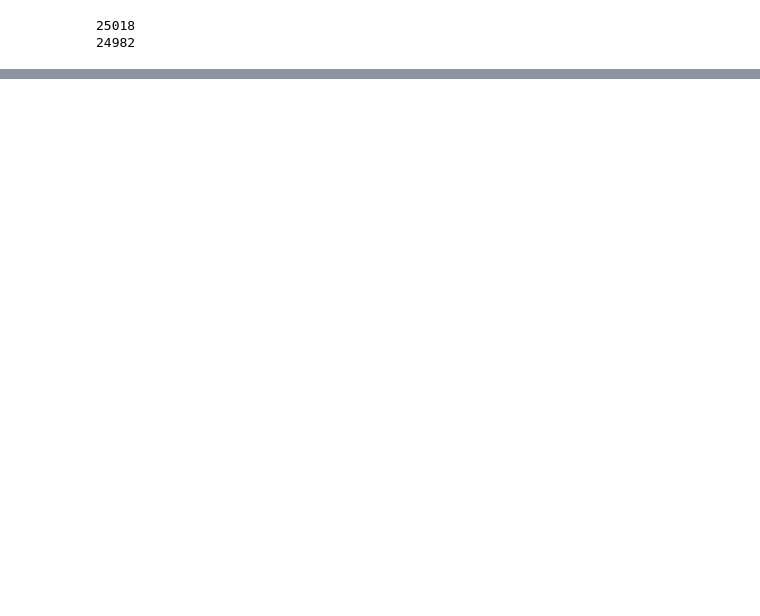
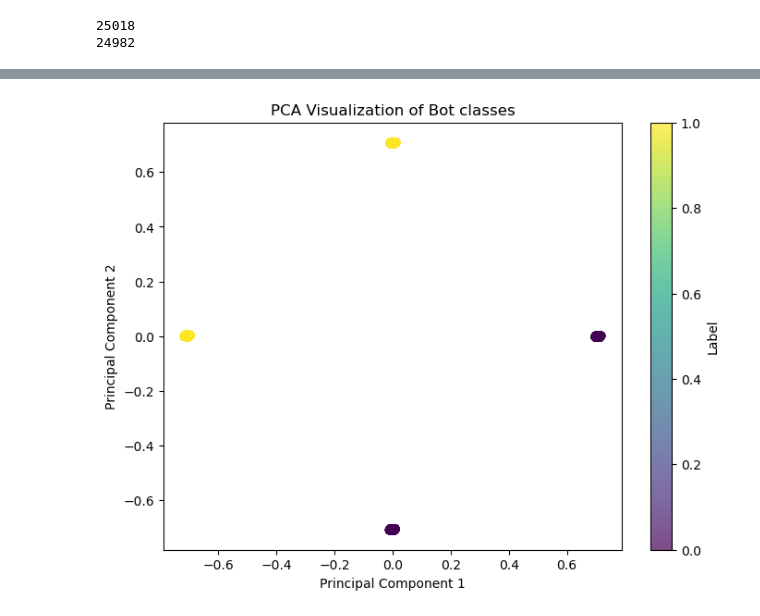
Before and after one commit to jPorterDosch/Twitter-Bot-Detection, a Jupyter notebook: initial_pass.ipynb, the cells around one changed output, grey strips where cells are left out. Cells and saved outputs as stored; diff of their text form; code cells hidden in the pictures; blank space fills up the shorter version.

```diff
--- a/initial_pass.ipynb
+++ b/initial_pass.ipynb
@@ -88,0 +89,20 @@ ValueError: setting an array element with a sequence.
+# %%
+# 100% accuracy is suspicious, thinking overfitting
+# Plot original data just to be sure
+# Inspiration: https://www.datacamp.com/tutorial/introduction-t-sne
+from sklearn.manifold import TSNE
+from sklearn.decomposition import PCA
+
+# PCA reduces feature space by finding directions that capture the most variance
+pca = PCA(n_components=2)
+X_pca = pca.fit_transform(X)
+
+plt.figure(figsize=(8, 6))
+plt.scatter(X_pca[:, 0], X_pca[:, 1], c=y, cmap='viridis', alpha=0.7)
+plt.title("PCA Visualization of Bot classes")
+plt.xlabel("Principal Component 1")
+plt.ylabel("Principal Component 2")
+plt.colorbar(label='Label')
+plt.show()
+# %% [output]
+[figure, added]
```
Also changed, not shown: parts of 10 cells of this notebook, 2 other files.
